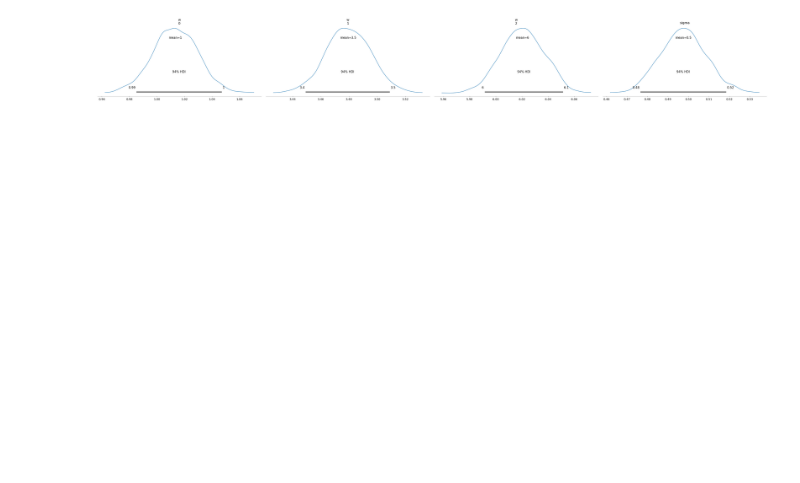
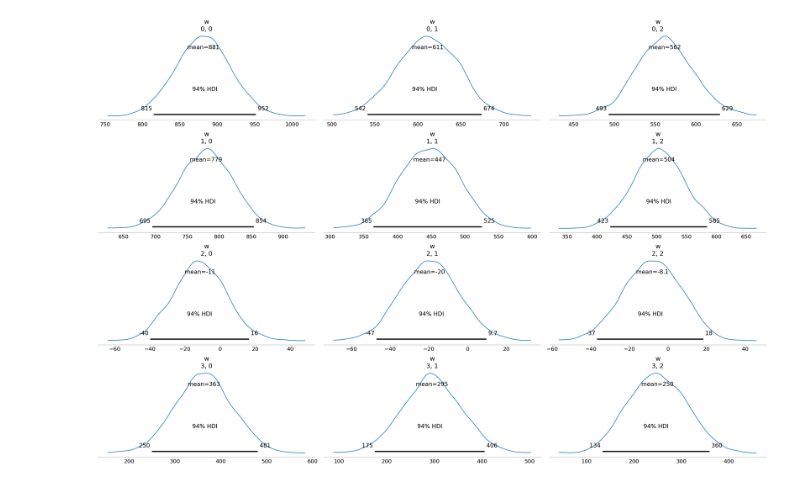
Before and after one commit to sithankanna/naive-bayesians, a Jupyter notebook: misc/hierarchical_bayesian/002-hierarchical-time_series.ipynb, the cells around one changed output. Saved outputs shown, nothing was run; the diff lists cells and outputs as text; code cells hidden in the pictures; blank space fills up the shorter version.

Commit message:
Update hierarchical timeseries notebooks

```diff
--- a/misc/hierarchical_bayesian/002-hierarchical-time_series.ipynb
+++ b/misc/hierarchical_bayesian/002-hierarchical-time_series.ipynb
@@ -168,8 +160,0 @@ y = np.append((X_a @ w_opt_a), (X_b @ w_opt_b)) + stats.norm.rvs(
-# %%
-w = np.linalg.inv((X.T @ X)) @ (X.T @ y)
-
-print(w)
-
-# lin_mod = LinearRegression(fit_intercept=False)
-# lin_mod.fit(X, y)
-# lin_mod.coef_
@@ -179,6 +160,0 @@ print(w)
-# %%
-with pm.Model() as mod:
-    w_ = pm.Normal(name="w", mu=0, sigma=10, shape=m)
-    sigma = pm.InverseGamma("sigma", mu=1, sigma=10)
-    obs = pm.Normal(name="obs", observed=y, mu=X @ w_, sigma=sigma)
-    trace = pm.sample(draws=1000)
@@ -187,0 +161,4 @@ with pm.Model() as mod:
+# %%
+mod = LinearRegression()
+mod.fit(X, y)
+yhat = mod.predict(X)
@@ -187,0 +175,22 @@ with pm.Model() as mod:
+# %%
+n_features = len(ff.features)
+n_hierarchies = X.reset_index()["state_id"].nunique()
+
+index_rows = tuple(np.arange(len(df_features)))
+index_cols = tuple(df_features["hierarchical_index"].values)
+
+
+with pm.Model() as bmod:
+#     mu_w = pm.Normal("mu_w", mu=0, sigma=100, shape=(n_features, 1))
+#     sig_w = pm.HalfNormal("sig_w", 100)
+
+    w = pm.Normal("w", mu=0, sigma=100, shape=(n_features, n_hierarchies))
+
+    sig_obs = pm.HalfNormal("sig_obs", 100)
+
+    mu = (X.values @ w) [index_rows, index_cols]
+
+    # Likelihood
+    obs = pm.Normal("obs", mu=mu, sigma=sig_obs, observed=y.values)
+
+    trace = pm.sample(draws=2000)
@@ -188,6 +229,6 @@ with pm.Model() as mod:
 # %%
-pm.plot_posterior(trace)
+pm.plot_posterior(trace, var_names=["w"], textsize=20)
 plt.show()
 # %% [output]
-[figure, old version]
+[figure, new version]
 [interactive output not drawn]
```
Also changed, not shown: parts of 32 cells of this notebook, 4 other files.
